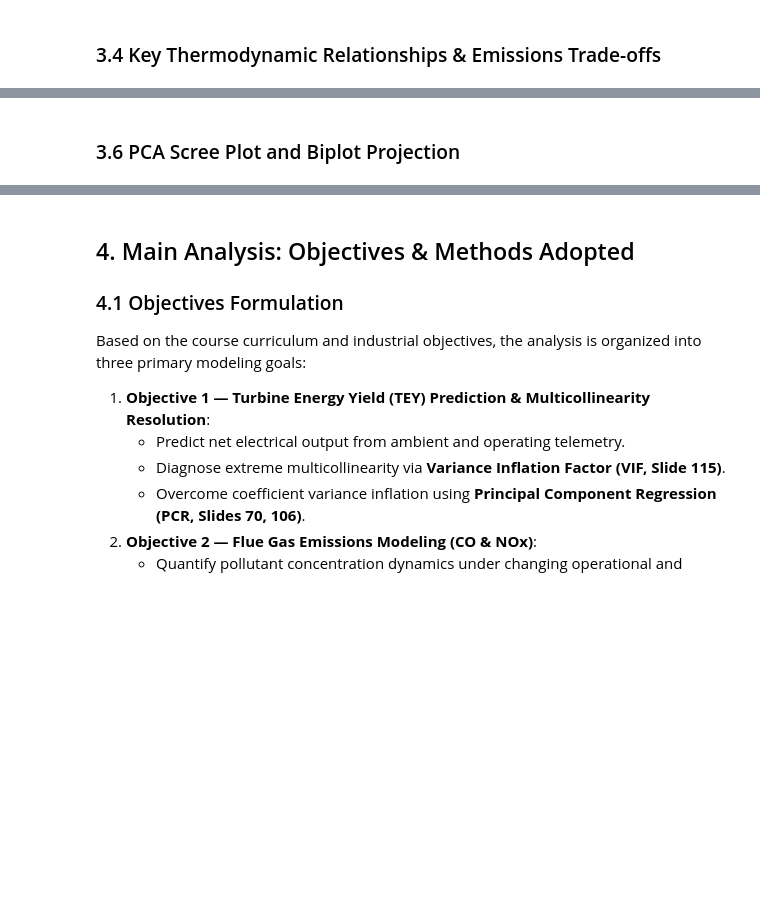
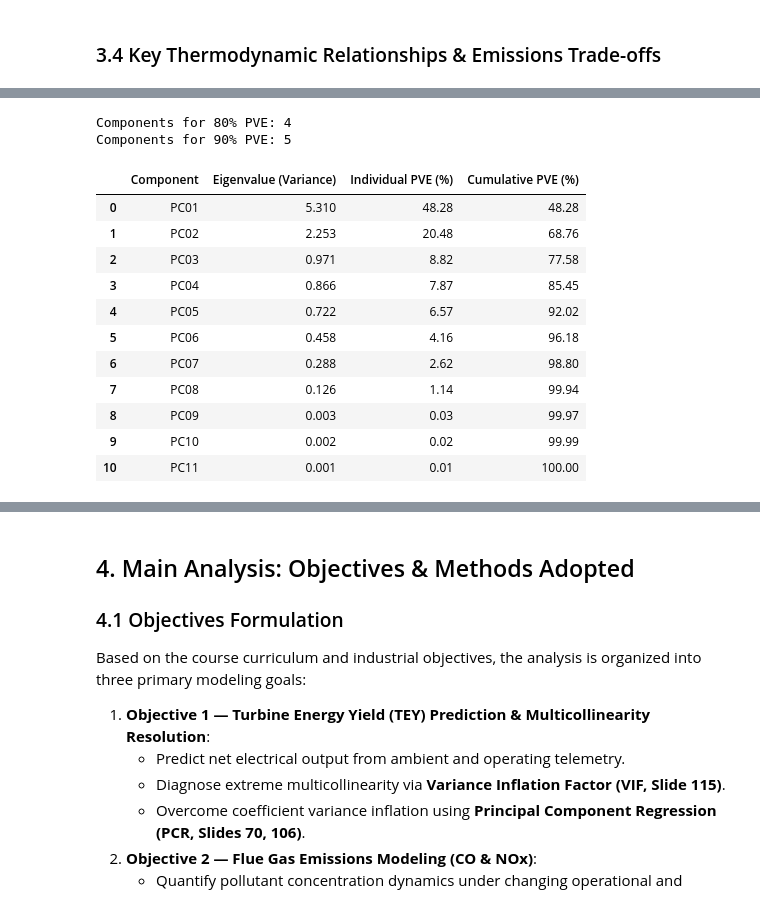
Before and after one commit to guidomariadifiore/DataAnalysisProject, a Jupyter notebook: gas_turbine_analysis.ipynb, the cells around one changed output, grey strips where cells are left out. Cells and saved outputs as stored; diff of their text form; code cells hidden in the pictures; blank space fills up the shorter version.

```diff
--- a/gas_turbine_analysis.ipynb
+++ b/gas_turbine_analysis.ipynb
@@ -165,0 +281,26 @@ train_scaled.describe().round(2).T[['mean', 'std', 'min', 'max']]
+# %%
+feature_cols = ['AT', 'AP', 'AH', 'AFDP', 'GTEP', 'TIT', 'TAT', 'CDP']
+target_cols = ['TEY', 'CO', 'NOX']
+
+# Fit preprocessing parameters on training data only
+feature_mean = train_df[feature_cols].mean()
+feature_std = train_df[feature_cols].std()
+target_mean = train_df[target_cols].mean()
+target_std = train_df[target_cols].std()
+
+train_features_std = (train_df[feature_cols] - feature_mean) / feature_std
+test_features_std = (test_df[feature_cols] - feature_mean) / feature_std
+train_targets_std = (train_df[target_cols] - target_mean) / target_std
+test_targets_std = (test_df[target_cols] - target_mean) / target_std
+
+# Keep a separate all-sensor matrix for descriptive EDA only
+train_scaled = pd.concat([train_features_std, train_targets_std], axis=1)[sensor_cols]
+test_scaled = pd.concat([
+    test_features_std,
+    (test_df[target_cols] - target_mean) / target_std
+], axis=1)[sensor_cols]
+
+print("Standardization completed successfully.")
+print(f"Features standardized: {list(train_features_std.columns)}")
+print(f"Targets kept separate: {list(train_targets_std.columns)}")
+train_features_std.describe().round(2).T[['mean', 'std', 'min', 'max']]
@@ -252,29 +434,46 @@ Implementing PCA via Covariance Matrix Eigen-decomposition (**Slide 75 of `DA.pd
 $$C = \frac{1}{m} X^T X \implies C v_i = \lambda_i v_i$$
 $$\text{PVE}_i = \frac{\lambda_i}{\sum_{j=1}^n \lambda_j}$$
 # %%
-# Scaled training data
-X_std = train_scaled.values
+# Scaled training data for exploratory PCA
+X_eda_std = train_scaled.values
+eda_pca_cols = list(train_scaled.columns)
 
 # Covariance matrix
-C = np.cov(X_std, rowvar=False)
+C = np.cov(X_eda_std, rowvar=False)
 
 # Eigenvalues and Eigenvectors
 eigenvalues, eigenvectors = np.linalg.eigh(C)
 
 # Sort descending
 idx = np.argsort(eigenvalues)[::-1]
 eigenvalues = eigenvalues[idx]
 eigenvectors = eigenvectors[:, idx]
 
 pve = eigenvalues / np.sum(eigenvalues)
 cum_pve = np.cumsum(pve)
+n_components_eda = len(eigenvalues)
 
 pca_summary = pd.DataFrame({
-    'Component': [f'PC{i:02d}' for i in range(1, 12)],
+    'Component': [f'PC{i:02d}' for i in range(1, n_components_eda + 1)],
     'Eigenvalue (Variance)': eigenvalues.round(3),
     'Individual PVE (%)': (pve * 100).round(2),
     'Cumulative PVE (%)': (cum_pve * 100).round(2)
 })
+print(f"Components for 80% PVE: {np.argmax(cum_pve >= 0.80) + 1}")
+print(f"Components for 90% PVE: {np.argmax(cum_pve >= 0.90) + 1}")
 pca_summary
+# %% [output]
+Components for 80% PVE: 4
+Components for 90% PVE: 5
+|  | Component | Eigenvalue (Variance) | Individual PVE (%) | Cumulative PVE (%) |
+| 0 | PC01 | 5.310 | 48.28 | 48.28 |
+| 1 | PC02 | 2.253 | 20.48 | 68.76 |
+| 2 | PC03 | 0.971 | 8.82 | 77.58 |
+| 3 | PC04 | 0.866 | 7.87 | 85.45 |
+| 4 | PC05 | 0.722 | 6.57 | 92.02 |
+| 5 | PC06 | 0.458 | 4.16 | 96.18 |
+| 6 | PC07 | 0.288 | 2.62 | 98.80 |
+| 7 | PC08 | 0.126 | 1.14 | 99.94 |
+| 8 | PC09 | 0.003 | 0.03 | 99.97 |
+| 9 | PC10 | 0.002 | 0.02 | 99.99 |
+| 10 | PC11 | 0.001 | 0.01 | 100.00 |
-# %% [markdown]
-### 3.6 PCA Scree Plot and Biplot Projection
```
Also changed, not shown: parts of 28 cells of this notebook, 3 other files.
